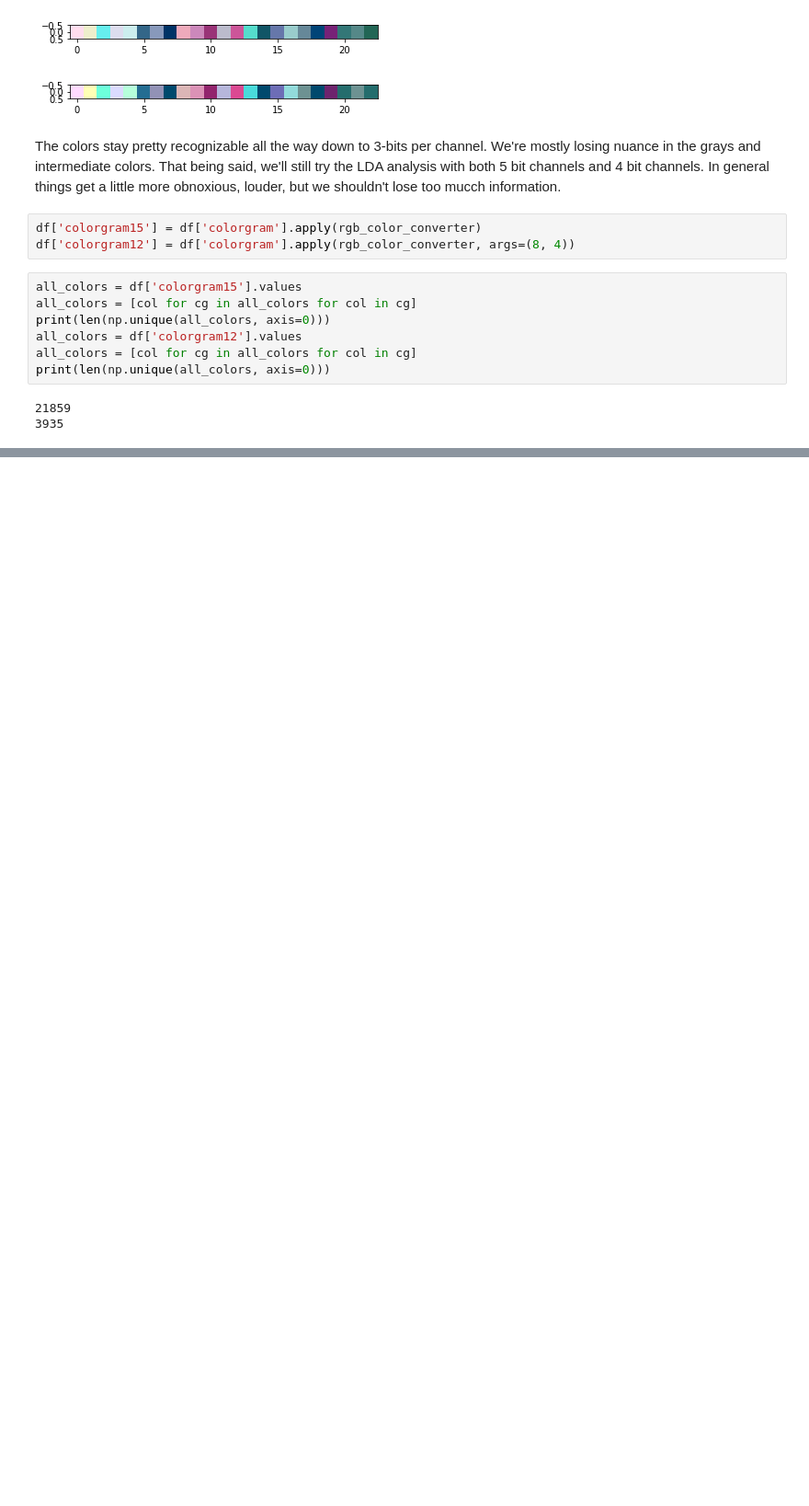
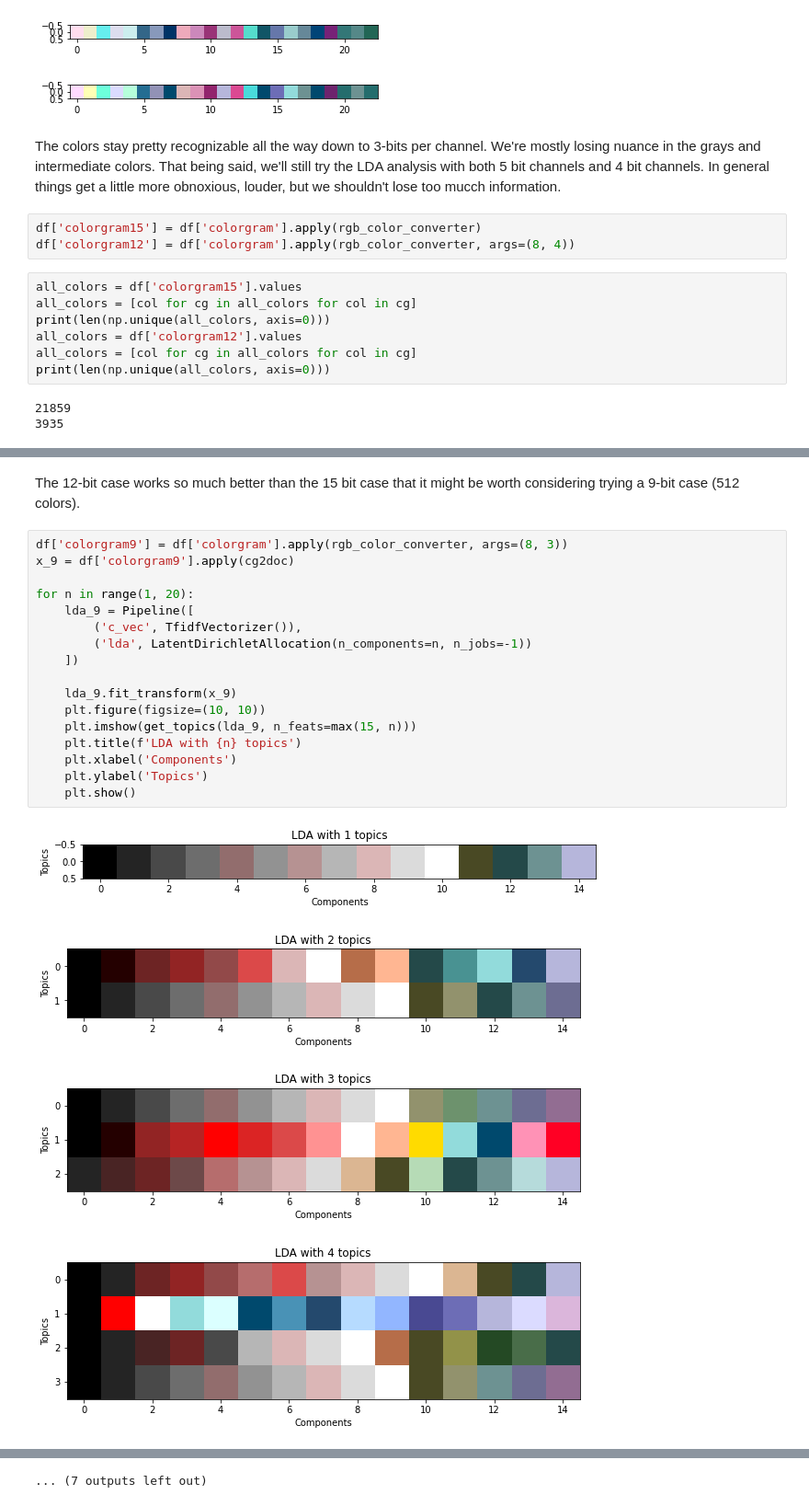
Before and after one commit to SoyBison/bandcamp-album-analysis, a Jupyter notebook: Prelims.ipynb, the cells around one changed output, grey strips where cells are left out. Shown at 92% size. Cells and saved outputs as stored; diff of their text form; blank space fills up the shorter version.

```diff
--- a/Prelims.ipynb
+++ b/Prelims.ipynb
@@ -180,0 +288,24 @@ def rgb2str(col):
+# %% [markdown]
+The 12-bit case works so much better than the 15 bit case that it might be worth considering trying a 9-bit case (512 colors).
+# %%
+df['colorgram9'] = df['colorgram'].apply(rgb_color_converter, args=(8, 3))
+x_9 = df['colorgram9'].apply(cg2doc)
+
+for n in range(1, 20):
+    lda_9 = Pipeline([
+        ('c_vec', TfidfVectorizer()),
+        ('lda', LatentDirichletAllocation(n_components=n, n_jobs=-1))
+    ])
+
+    lda_9.fit_transform(x_9)
+    plt.figure(figsize=(10, 10))
+    plt.imshow(get_topics(lda_9, n_feats=max(15, n)))
+    plt.title(f'LDA with {n} topics')
+    plt.xlabel('Components')
+    plt.ylabel('Topics')
+    plt.show()
+# %% [output]
+[figure, added]
+[figure, added]
+[figure, added]
+[figure, added]
@@ -180,0 +320 @@ def rgb2str(col):
+... (7 outputs left out)
```
Also changed, not shown: parts of 14 cells of this notebook, 1 other file.
